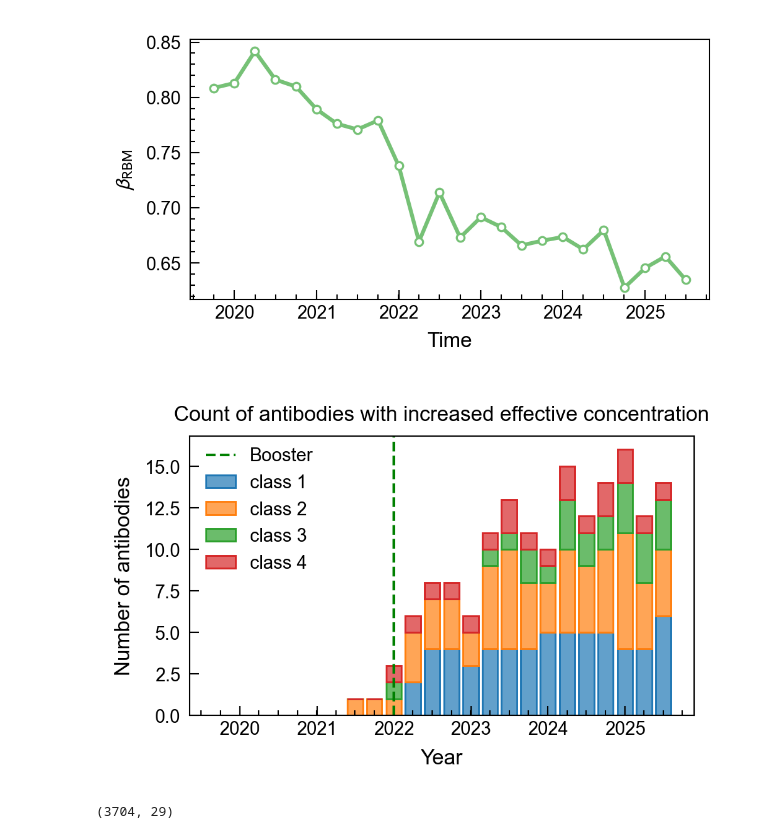
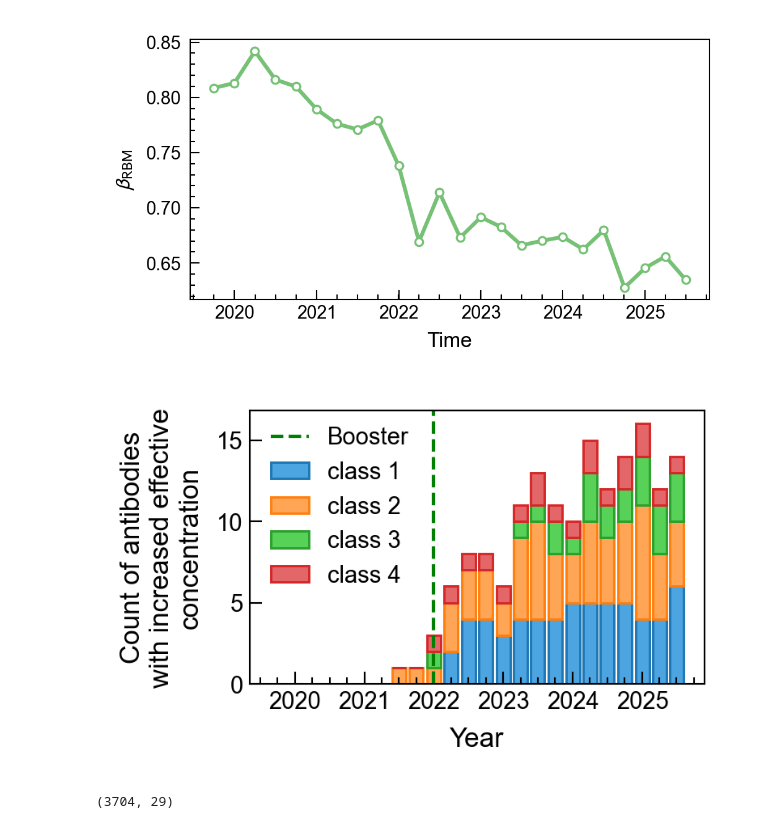
Before and after one commit to m-huot/ESCAPE_MAP_DRAFT, a Jupyter notebook: Figure 1 2 (Fitness)/Figure 1.ipynb, the cells around one changed output. Saved outputs shown, nothing was run; the diff lists cells and outputs as text; code cells hidden in the pictures.

```diff
--- a/Figure 1 2 (Fitness)/Figure 1.ipynb
+++ b/Figure 1 2 (Fitness)/Figure 1.ipynb
@@ -278,38 +278,38 @@ def _face_edge(cls, lighten_amt=0.35):
 # 3) Build bars
 xdates = pivot_inc.index
 x = mdates.date2num(xdates.to_pydatetime())
 width_days = (0.8 * np.median(np.diff(x))) if len(x) > 1 else 28.0
 
-fig, ax = plt.subplots(figsize=(3.35, 2.2))  # ~85 mm × 56 mm (Nature single-column)
+fig, ax = plt.subplots(figsize=(2.6, 1.6))  # ~85 mm × 56 mm (Nature single-column)
 
 bottom = np.zeros(len(x), dtype=float)
 for cls in class_order:
     y = pivot_inc[cls].to_numpy()
     face, edge = _face_edge(cls, lighten_amt=0.30)
     ax.bar(
         x, y, bottom=bottom, width=width_days, align="center",
         color=face, edgecolor=edge, linewidth=0.7, label=str(cls)
     )
     bottom += y
 
 # 4) Axes, ticks, legend
 apply_yearly_date_axis(ax)
-ax.set_ylabel("Number of antibodies")
-ax.set_xlabel("Year")
+ax.set_ylabel("Count of antibodies\nwith increased effective\nconcentration", fontsize=8)
+ax.set_xlabel("Year", fontsize=8)
 #title
-ax.set_title("Count of antibodies with increased effective concentration", pad=6)
+# ax.set_title("Count of antibodies with increased effective concentration", pad=6)
 #add green vertical line end 2021 for booster
 ax.axvline(x=mdates.date2num(datetime(2021,12,31)), color='green', linestyle='--', lw=1, label='Booster')
 
 ax.tick_params(axis='y', which='minor', length=0)
 
 # Compact legend; move slightly above plot if many classes
 ax.legend( ncol=1, loc="upper left", bbox_to_anchor=(0.0, 1.02))
 
 plt.tight_layout(pad=1.0)
 plt.show()
 # %% [output]
-[figure, old version]
+[figure, new version]
 # %%
 pandemic_seqs=Proteins_utils.load_FASTA("../seq_data/ns_mutated_spike_100k.fasta")
 logkd_mat = np.vstack([get_Kd(seq, KD_VECTORS, log10=True) for seq in pandemic_seqs])  # shape: (N_filtered, n_abs)
```
Also changed, not shown: parts of 2 cells of this notebook.
